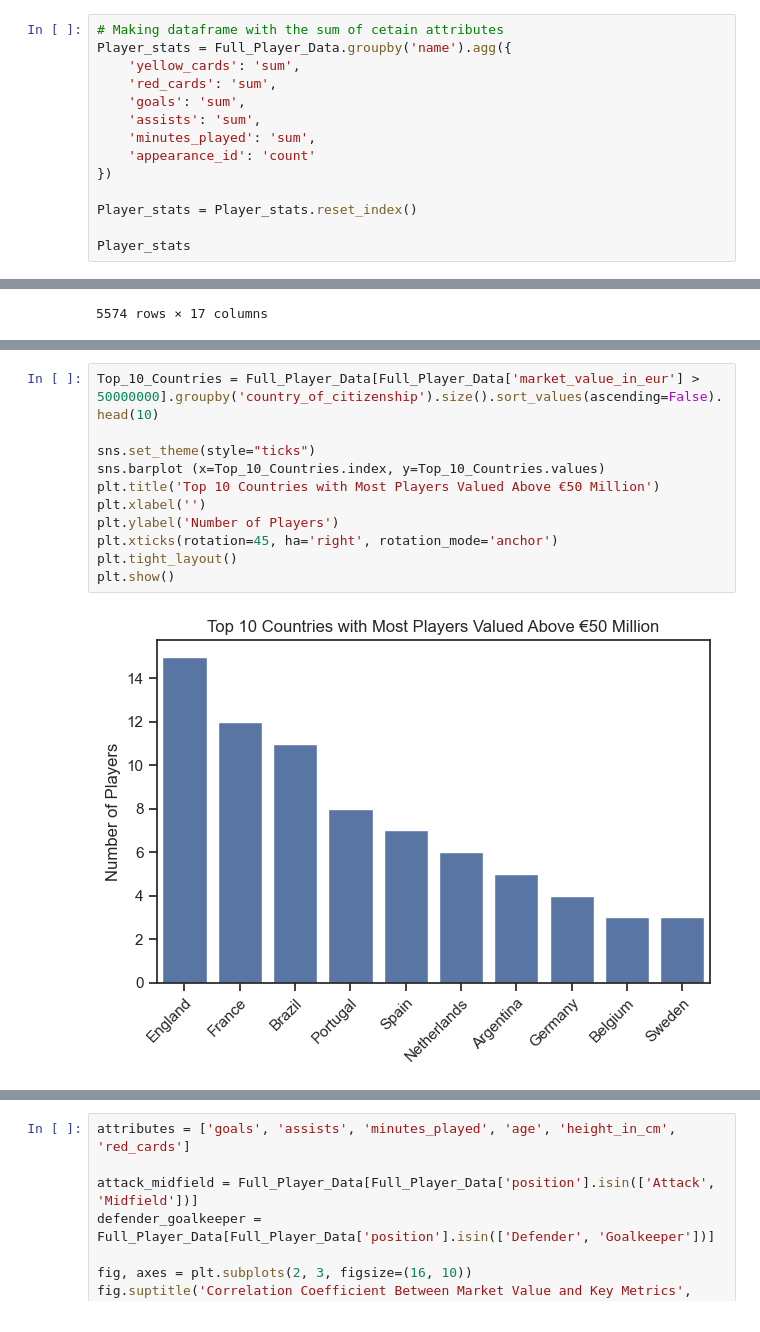
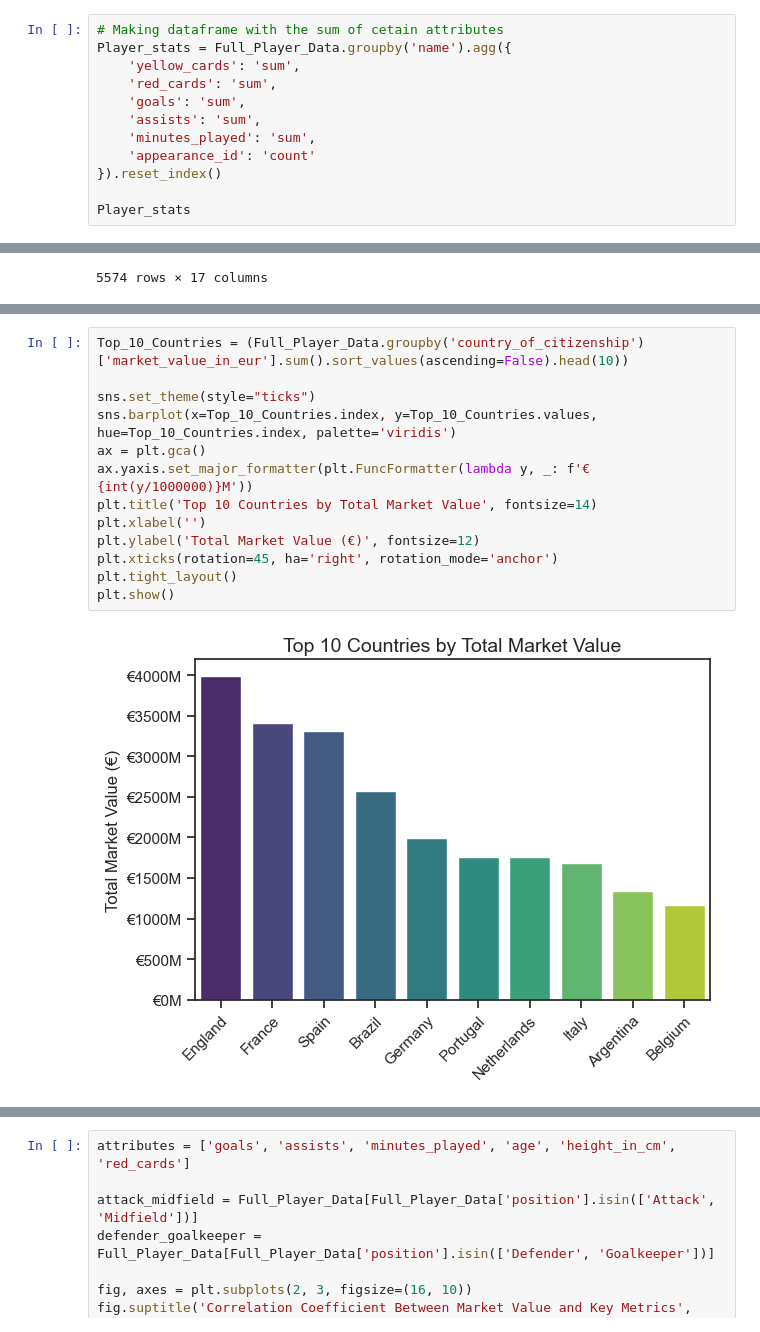
Before and after one commit to LiamMitchell6767/Python_Football_Project, a Jupyter notebook: 2_Market_Value_Analysis.ipynb, the cells around one changed output, grey strips where cells are left out. Saved outputs shown, nothing was run; the diff lists cells and outputs as text.

```diff
--- a/2_Market_Value_Analysis.ipynb
+++ b/2_Market_Value_Analysis.ipynb
@@ -41,9 +41,7 @@ Player_stats = Full_Player_Data.groupby('name').agg({
     'assists': 'sum',
     'minutes_played': 'sum',
     'appearance_id': 'count'
-})
-
-Player_stats = Player_stats.reset_index()
+}).reset_index()
 
 Player_stats
 # %% [output]
@@ -127,16 +116,18 @@ plt.show()
 # %%
-Top_10_Countries = Full_Player_Data[Full_Player_Data['market_value_in_eur'] > 50000000].groupby('country_of_citizenship').size().sort_values(ascending=False).head(10)
+Top_10_Countries = (Full_Player_Data.groupby('country_of_citizenship')['market_value_in_eur'].sum().sort_values(ascending=False).head(10))
 
 sns.set_theme(style="ticks")
-sns.barplot (x=Top_10_Countries.index, y=Top_10_Countries.values)
-plt.title('Top 10 Countries with Most Players Valued Above €50 Million')
+sns.barplot(x=Top_10_Countries.index, y=Top_10_Countries.values, hue=Top_10_Countries.index, palette='viridis')
+ax = plt.gca()
+ax.yaxis.set_major_formatter(plt.FuncFormatter(lambda y, _: f'€{int(y/1000000)}M'))
+plt.title('Top 10 Countries by Total Market Value', fontsize=14)
 plt.xlabel('')
-plt.ylabel('Number of Players')
+plt.ylabel('Total Market Value (€)', fontsize=12)
 plt.xticks(rotation=45, ha='right', rotation_mode='anchor')
 plt.tight_layout()
 plt.show()
 # %% [output]
-[figure, old version]
+[figure, new version]
 # %%
 Top_5_Leagues = Full_Player_Data.groupby('current_club_domestic_competition_id')['market_value_in_eur'].sum().sort_values(ascending=False).head(5)
 
```
Also changed, not shown: parts of 7 cells of this notebook, 3 other files.
